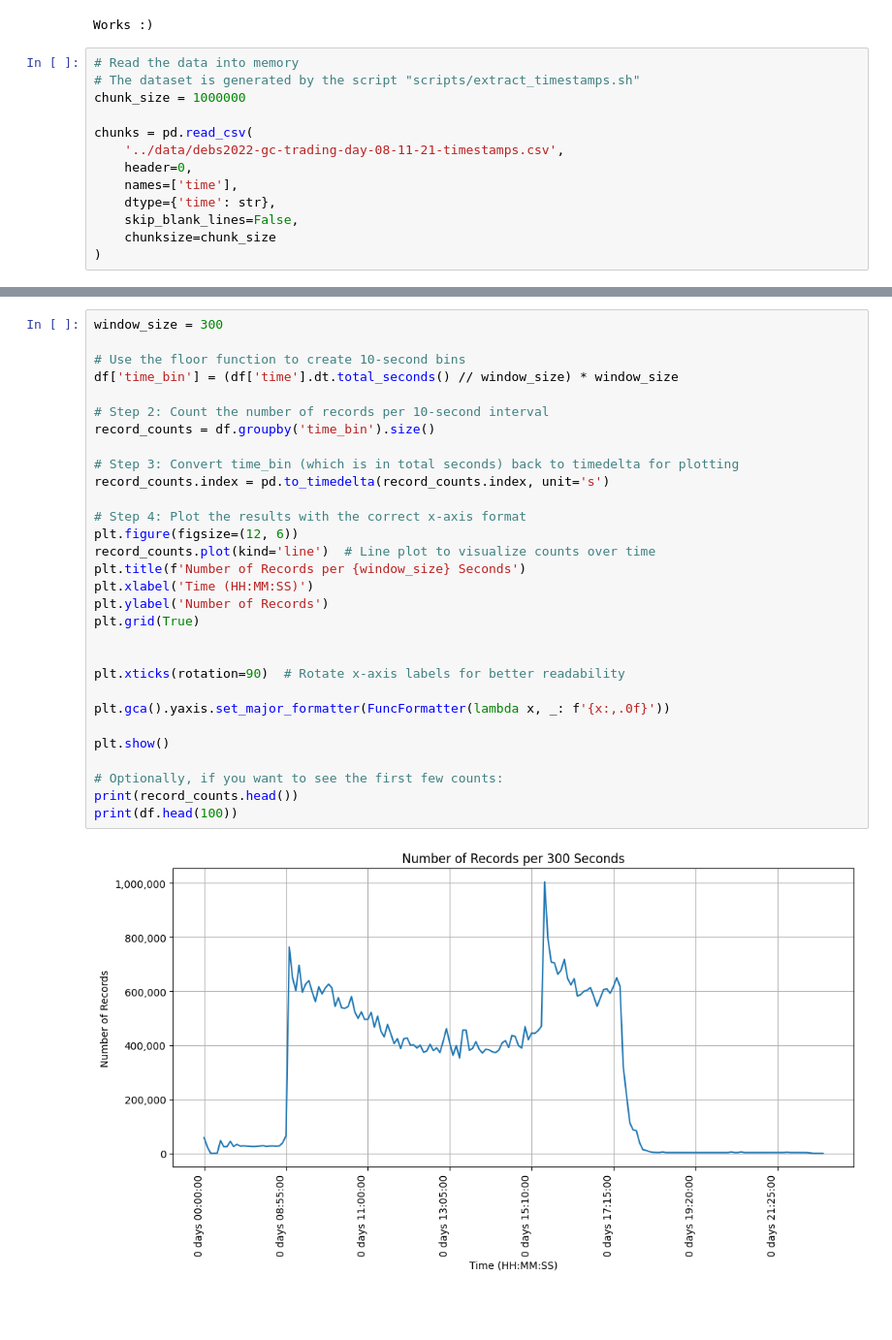
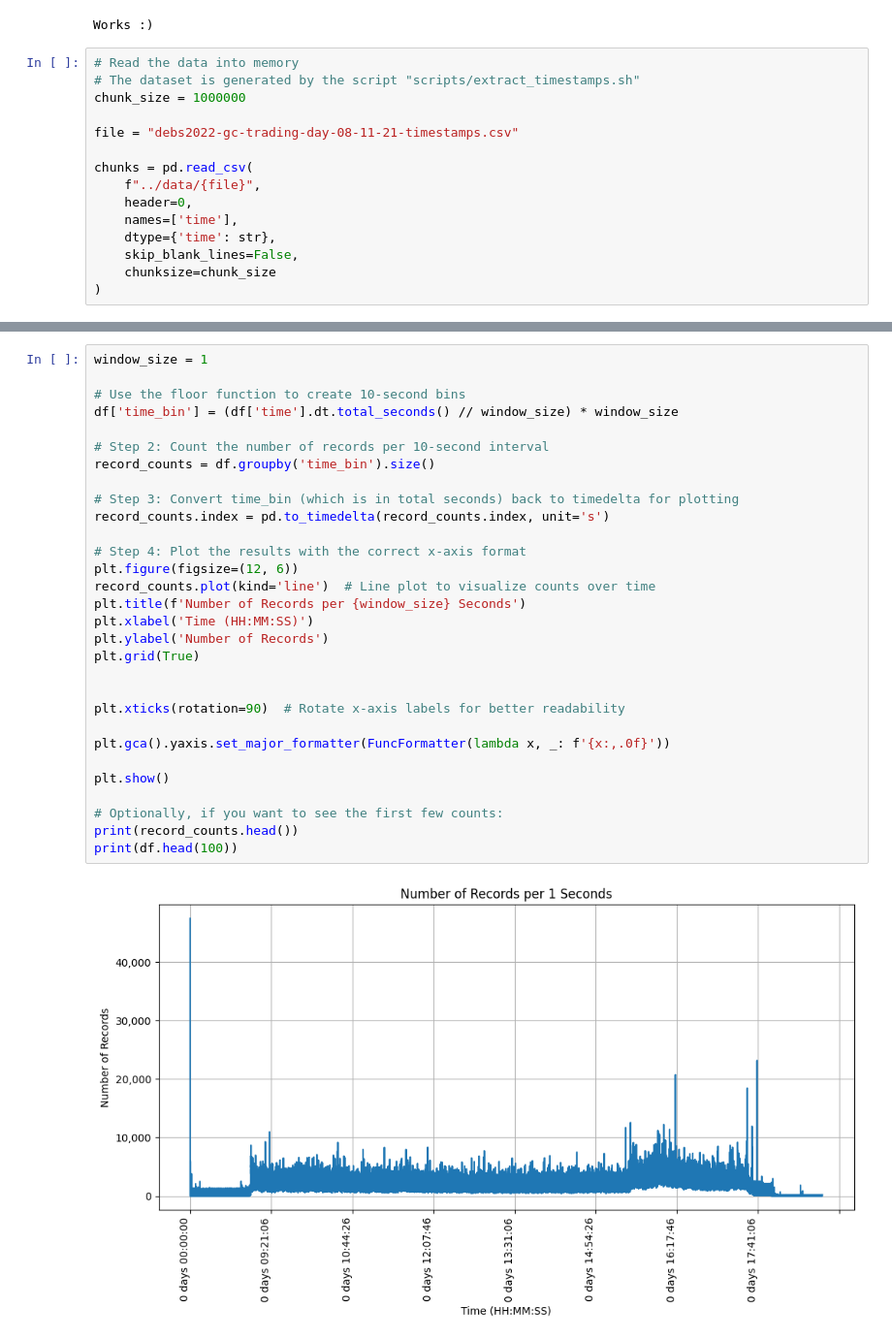
Before and after one commit to JoonasBjork/CS-E4780-Scalable-Systems-and-Data-Management-Project, a Jupyter notebook: data_analysis/analysis.ipynb, the cells around one changed output, grey strips where cells are left out. Shown: that part at 97% size. Drawn from its saved outputs; the diff is of its cells as text; blank space fills up the shorter version.

Commit message:
Add images to visualize data

```diff
--- a/data_analysis/analysis.ipynb
+++ b/data_analysis/analysis.ipynb
@@ -12,8 +12,10 @@ Works :)
 # The dataset is generated by the script "scripts/extract_timestamps.sh"
 chunk_size = 1000000
 
+file = "debs2022-gc-trading-day-08-11-21-timestamps.csv"
+
 chunks = pd.read_csv(
-    '../data/debs2022-gc-trading-day-08-11-21-timestamps.csv',
+    f"../data/{file}",
     header=0,
     names=['time'],
     dtype={'time': str},
@@ -71,33 +73,33 @@ print(df.shape)
 # %%
-window_size = 300
+window_size = 1
 
 # Use the floor function to create 10-second bins
 df['time_bin'] = (df['time'].dt.total_seconds() // window_size) * window_size
 
 # Step 2: Count the number of records per 10-second interval
 record_counts = df.groupby('time_bin').size()
 
 # Step 3: Convert time_bin (which is in total seconds) back to timedelta for plotting
 record_counts.index = pd.to_timedelta(record_counts.index, unit='s')
 
 # Step 4: Plot the results with the correct x-axis format
 plt.figure(figsize=(12, 6))
 record_counts.plot(kind='line')  # Line plot to visualize counts over time
 plt.title(f'Number of Records per {window_size} Seconds')
 plt.xlabel('Time (HH:MM:SS)')
 plt.ylabel('Number of Records')
 plt.grid(True)
 
 
 plt.xticks(rotation=90)  # Rotate x-axis labels for better readability
 
 plt.gca().yaxis.set_major_formatter(FuncFormatter(lambda x, _: f'{x:,.0f}'))
 
 plt.show()
 
 # Optionally, if you want to see the first few counts:
 print(record_counts.head())
 print(df.head(100))
 # %% [output]
-[figure, old version]
+[figure, new version]
 time_bin
```
Also changed, not shown: parts of 3 cells of this notebook, 20 other files.
